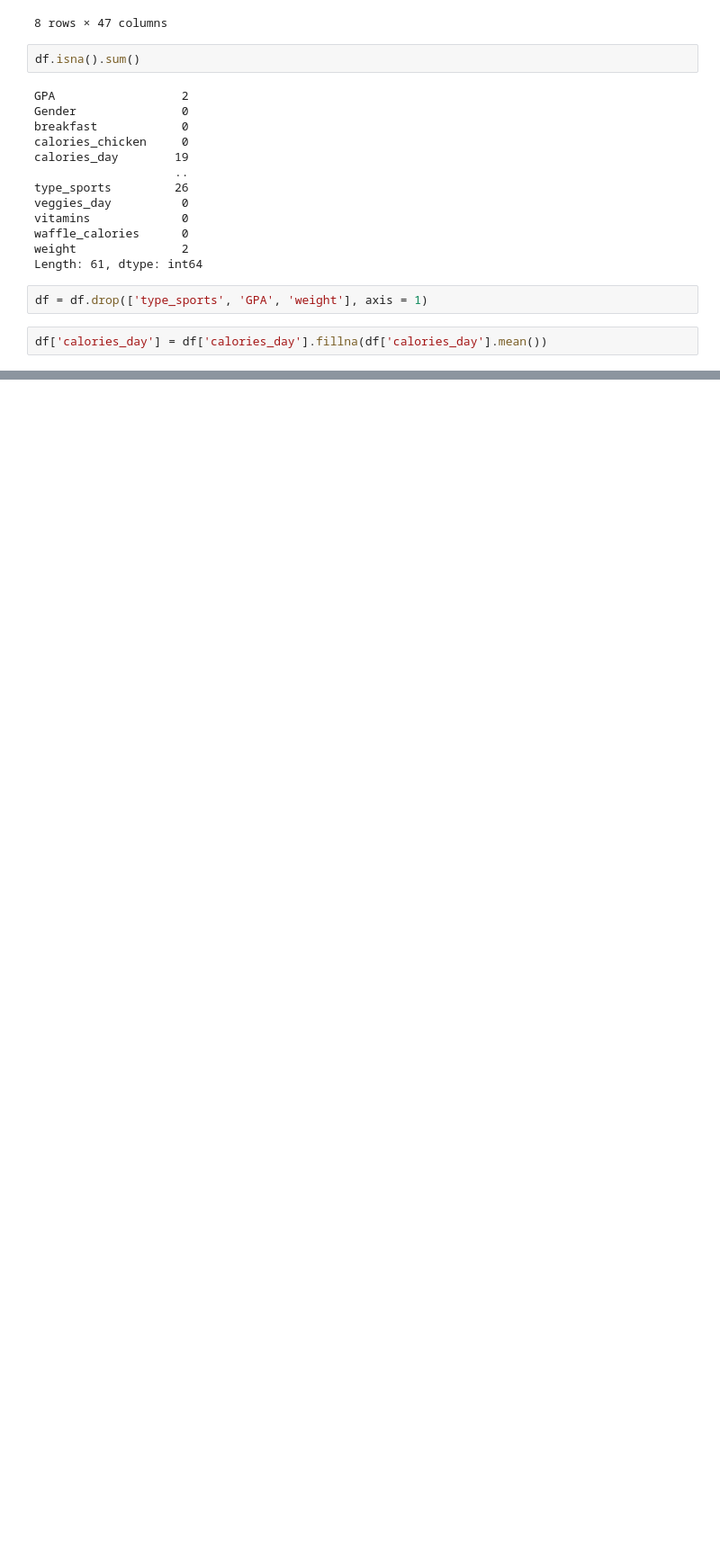
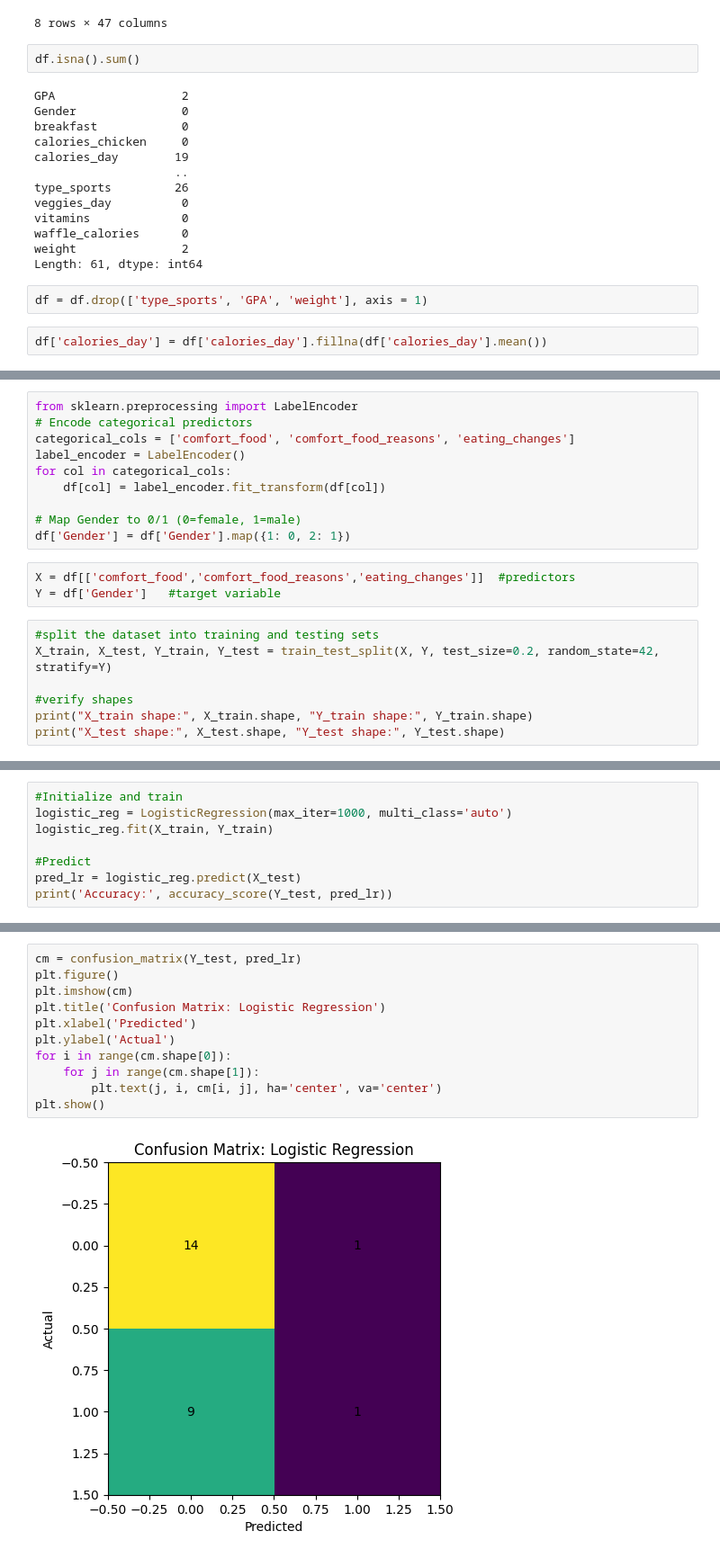
Before and after one commit to maria-kisakye/data_mining_models, a Jupyter notebook: classification model.ipynb, the cells around one changed output, grey strips where cells are left out. Shown: that part at 90% size. Drawn from its saved outputs; the diff is of its cells as text; blank space fills up the shorter version.

```diff
--- a/classification model.ipynb
+++ b/classification model.ipynb
@@ -78,0 +108,20 @@ df['calories_day'] = df['calories_day'].fillna(df['calories_day'].mean())
+# %%
+from sklearn.preprocessing import LabelEncoder
+# Encode categorical predictors
+categorical_cols = ['comfort_food', 'comfort_food_reasons', 'eating_changes']
+label_encoder = LabelEncoder()
+for col in categorical_cols:
+    df[col] = label_encoder.fit_transform(df[col])
+
+# Map Gender to 0/1 (0=female, 1=male)
+df['Gender'] = df['Gender'].map({1: 0, 2: 1})
+# %%
+X = df[['comfort_food','comfort_food_reasons','eating_changes']]  #predictors
+Y = df['Gender']   #target variable
+# %%
+#split the dataset into training and testing sets
+X_train, X_test, Y_train, Y_test = train_test_split(X, Y, test_size=0.2, random_state=42, stratify=Y)
+
+#verify shapes
+print("X_train shape:", X_train.shape, "Y_train shape:", Y_train.shape)
+print("X_test shape:", X_test.shape, "Y_test shape:", Y_test.shape)
@@ -78,0 +136,8 @@ df['calories_day'] = df['calories_day'].fillna(df['calories_day'].mean())
+# %%
+#Initialize and train
+logistic_reg = LogisticRegression(max_iter=1000, multi_class='auto')
+logistic_reg.fit(X_train, Y_train)
+
+#Predict
+pred_lr = logistic_reg.predict(X_test)
+print('Accuracy:', accuracy_score(Y_test, pred_lr))
@@ -78,0 +159,13 @@ df['calories_day'] = df['calories_day'].fillna(df['calories_day'].mean())
+# %%
+cm = confusion_matrix(Y_test, pred_lr)
+plt.figure()
+plt.imshow(cm)
+plt.title('Confusion Matrix: Logistic Regression')
+plt.xlabel('Predicted')
+plt.ylabel('Actual')
+for i in range(cm.shape[0]):
+    for j in range(cm.shape[1]):
+        plt.text(j, i, cm[i, j], ha='center', va='center')
+plt.show()
+# %% [output]
+[figure, added]
```
Also changed, not shown: parts of 17 cells of this notebook.
